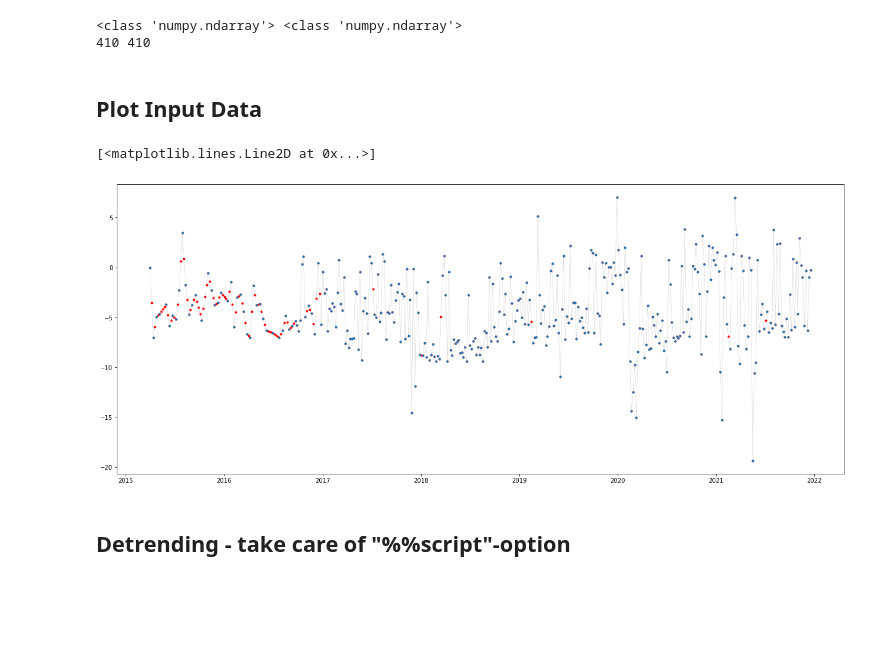
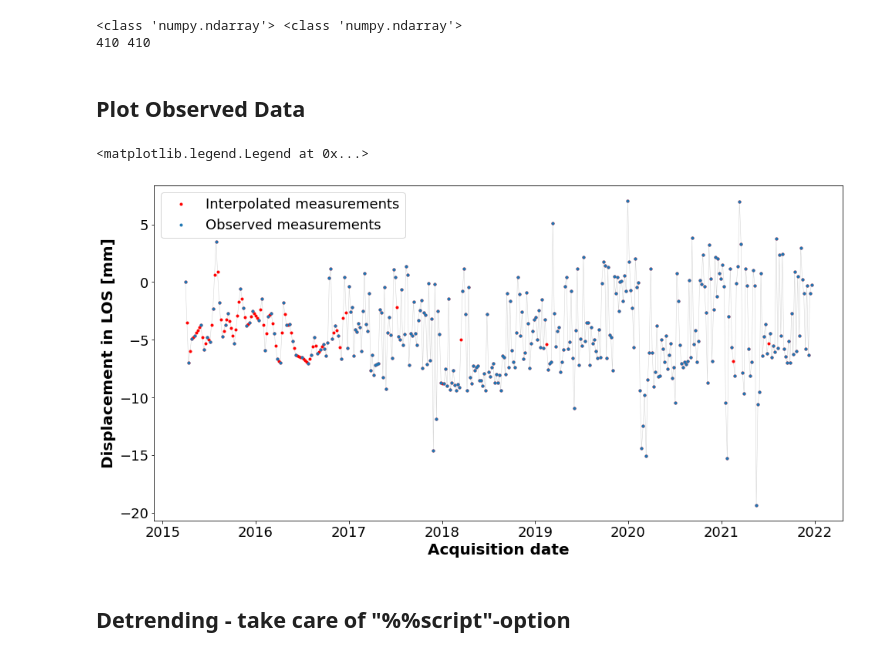
Before and after one commit to vanhog/202305CAUInSAR_AI, a Jupyter notebook: forecasting-ts-experiment-001-InSARTeam-05-2023.ipynb, the cells around one changed output. Cells and saved outputs as stored; diff of their text form; code cells hidden in the pictures; blank space fills up the shorter version.

Commit message:
New figure

```diff
--- a/forecasting-ts-experiment-001-InSARTeam-05-2023.ipynb
+++ b/forecasting-ts-experiment-001-InSARTeam-05-2023.ipynb
@@ -70,7 +73,7 @@ shuffle_buffer = 1000
 Some data is missing due to orbitting reasons. Do interpolation.
 # %%
 
-df=pd.read_csv('/media/hog/fringe1/sc/sc-meetings/2023-05-26-InSAR-Team-Meeting/data/52028209n.csv')
+df=pd.read_csv('data/52028209n.csv')
 
 df.head()
 # %% [output]
@@ -137,15 +140,21 @@ n_min = np.min(this_ts_padded)
 this_ps_padded = [*this_mv, *this_ts_padded]
 this_ps_padded = np.asarray(this_ps_padded).T
 # %% [markdown]
-## Plot Input Data
+## Plot Observed Data
 # %%
-plt.figure(figsize=[22,9])
+plt.rcParams['figure.facecolor'] = 'white'
+plt.figure(figsize=[16,8])
 plt.plot(dt_dats_padded, this_ps_padded,color='lightgray', linewidth=0.5)
-plt.plot(dt_dats_padded, this_ps_padded,'r.')
-plt.plot(dt_dats, this_ps.values,'.')
+plt.plot(dt_dats_padded, this_ps_padded,'r.', label='Interpolated measurements')
+plt.plot(dt_dats, this_ps.values,'.', label='Observed measurements')
+plt.ylabel('Displacement in LOS [mm]', fontsize = 20, fontweight='bold')
+plt.xlabel('Acquisition date', fontsize=20, fontweight='bold')
+plt.xticks(fontsize=18)
+plt.yticks(fontsize=18)
+plt.legend(fontsize=18)
 # %% [output]
-[<matplotlib.lines.Line2D at 0x...>]
+<matplotlib.legend.Legend at 0x...>
-[figure, old version]
+[figure, new version]
 # %% [markdown]
 ## Detrending - take care of "%%script"-option
 # %%
```
Also changed, not shown: parts of 20 cells of this notebook, 1 other file.
